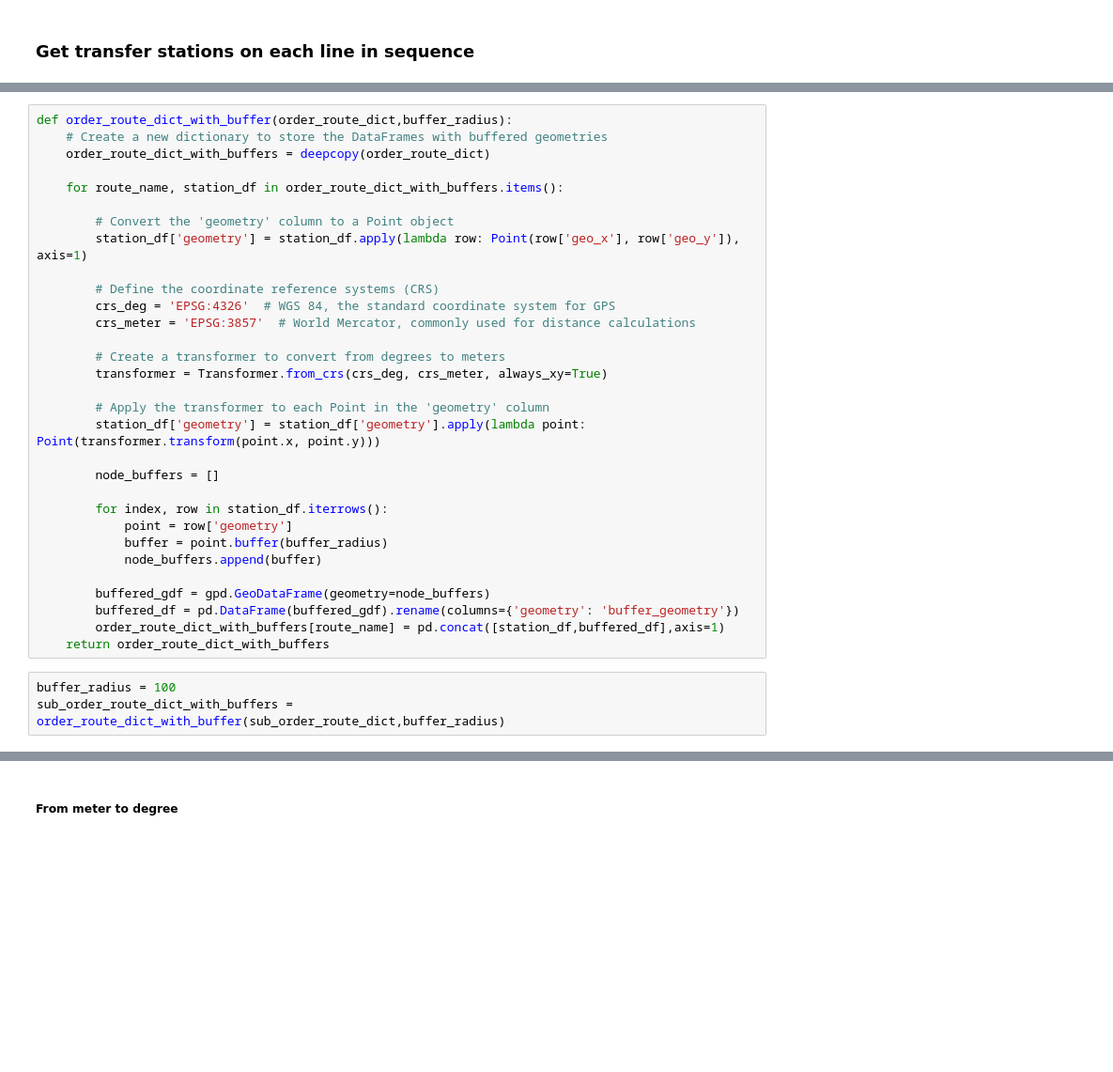
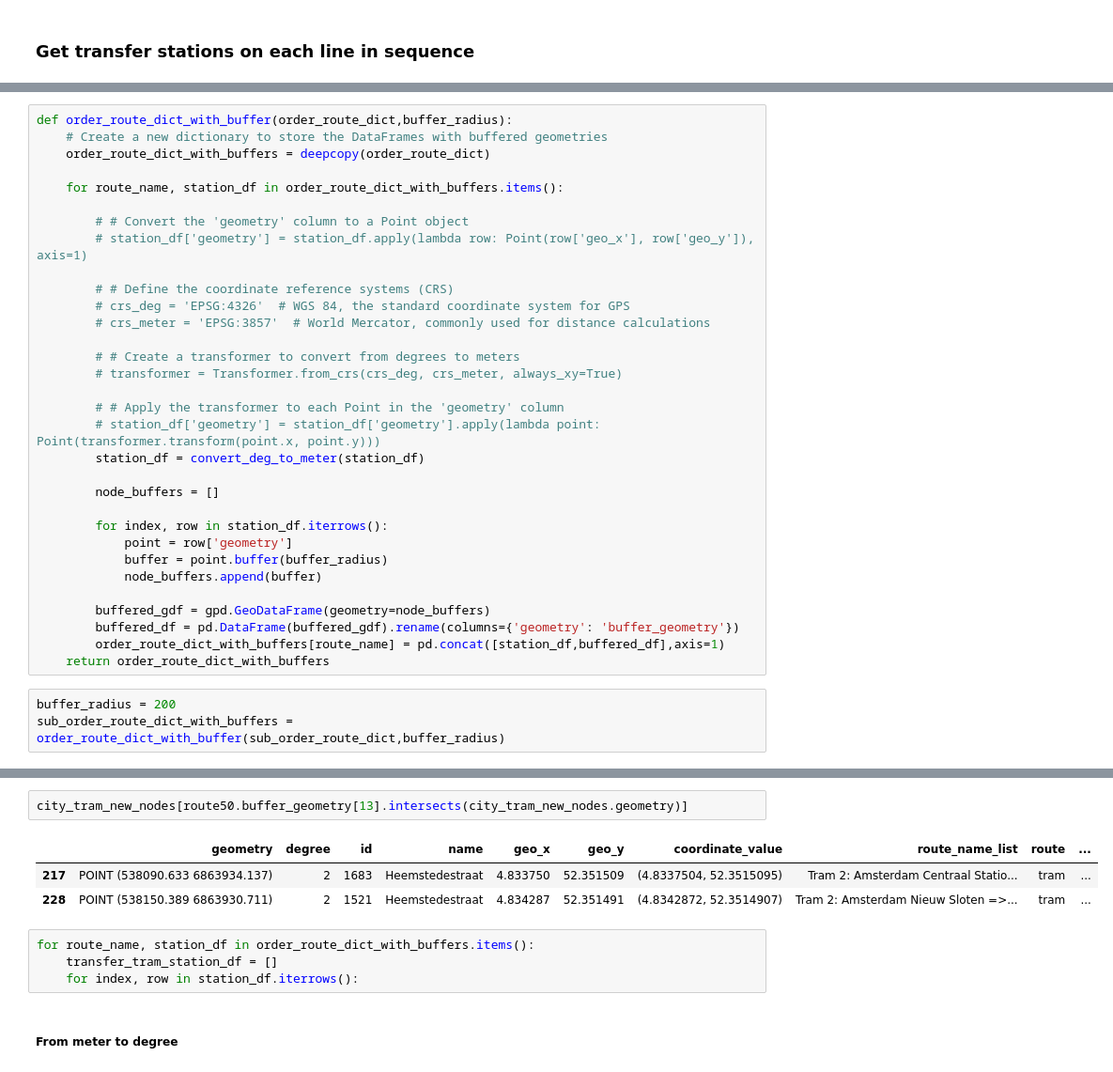
Before and after one commit to SYuGao/uvmt, a Jupyter notebook: notebooks/transfer2_all_amsterdam.ipynb, the cells around one changed output, grey strips where cells are left out. Shown at 94% size. Drawn from its saved outputs; the diff is of its cells as text; blank space fills up the shorter version.

Commit message:
try intersects and clear functions

```diff
--- a/notebooks/transfer2_all_amsterdam.ipynb
+++ b/notebooks/transfer2_all_amsterdam.ipynb
@@ -745,18 +709,19 @@ def order_route_dict_with_buffer(order_route_dict,buffer_radius):
 
     for route_name, station_df in order_route_dict_with_buffers.items():
 
-        # Convert the 'geometry' column to a Point object
-        station_df['geometry'] = station_df.apply(lambda row: Point(row['geo_x'], row['geo_y']), axis=1)
+        # # Convert the 'geometry' column to a Point object
+        # station_df['geometry'] = station_df.apply(lambda row: Point(row['geo_x'], row['geo_y']), axis=1)
 
-        # Define the coordinate reference systems (CRS)
-        crs_deg = 'EPSG:4326'  # WGS 84, the standard coordinate system for GPS
-        crs_meter = 'EPSG:3857'  # World Mercator, commonly used for distance calculations
+        # # Define the coordinate reference systems (CRS)
+        # crs_deg = 'EPSG:4326'  # WGS 84, the standard coordinate system for GPS
+        # crs_meter = 'EPSG:3857'  # World Mercator, commonly used for distance calculations
 
-        # Create a transformer to convert from degrees to meters
-        transformer = Transformer.from_crs(crs_deg, crs_meter, always_xy=True)
+        # # Create a transformer to convert from degrees to meters
+        # transformer = Transformer.from_crs(crs_deg, crs_meter, always_xy=True)
 
-        # Apply the transformer to each Point in the 'geometry' column
-        station_df['geometry'] = station_df['geometry'].apply(lambda point: Point(transformer.transform(point.x, point.y)))
+        # # Apply the transformer to each Point in the 'geometry' column
+        # station_df['geometry'] = station_df['geometry'].apply(lambda point: Point(transformer.transform(point.x, point.y)))
+        station_df = convert_deg_to_meter(station_df)
 
         node_buffers = []
 
@@ -770,7 +735,7 @@ def order_route_dict_with_buffer(order_route_dict,buffer_radius):
         order_route_dict_with_buffers[route_name] = pd.concat([station_df,buffered_df],axis=1)
     return order_route_dict_with_buffers
 # %%
-buffer_radius = 100
+buffer_radius = 200
 sub_order_route_dict_with_buffers = order_route_dict_with_buffer(sub_order_route_dict,buffer_radius)
 # %%
 sub_order_route_dict_with_buffers
@@ -816,3 +802,13 @@ city_tram_order_route_dict_with_buffers
+# %%
+city_tram_new_nodes[route50.buffer_geometry[13].intersects(city_tram_new_nodes.geometry)]
+# %% [output]
+|  | geometry | degree | id | name | geo_x | geo_y | coordinate_value | route_name_list | route | ... |
+| 217 | POINT (538090.633 6863934.137) | 2 | 1683 | Heemstedestraat | 4.833750 | 52.351509 | (4.8337504, 52.3515095) | Tram 2: Amsterdam Centraal Statio... | tram | ... |
+| 228 | POINT (538150.389 6863930.711) | 2 | 1521 | Heemstedestraat | 4.834287 | 52.351491 | (4.8342872, 52.3514907) | Tram 2: Amsterdam Nieuw Sloten =>... | tram | ... |
+# %%
+for route_name, station_df in order_route_dict_with_buffers.items():
+    transfer_tram_station_df = []
+    for index, row in station_df.iterrows():
 # %% [markdown]
 ##### From meter to degree
 # %%
```
Also changed, not shown: parts of 12 cells of this notebook.
